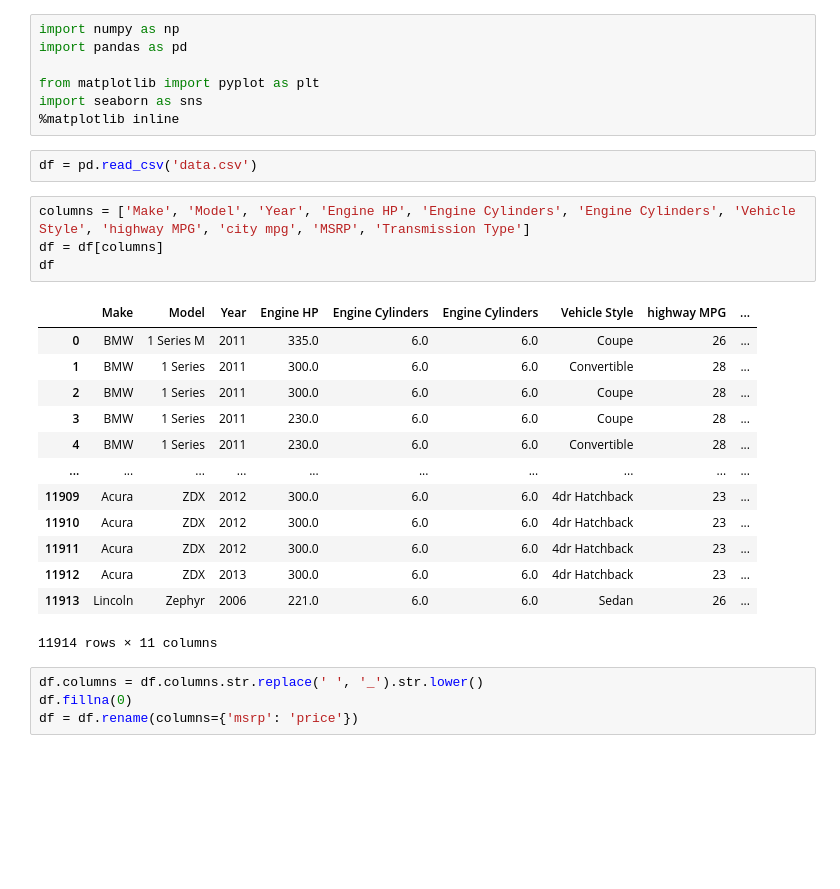
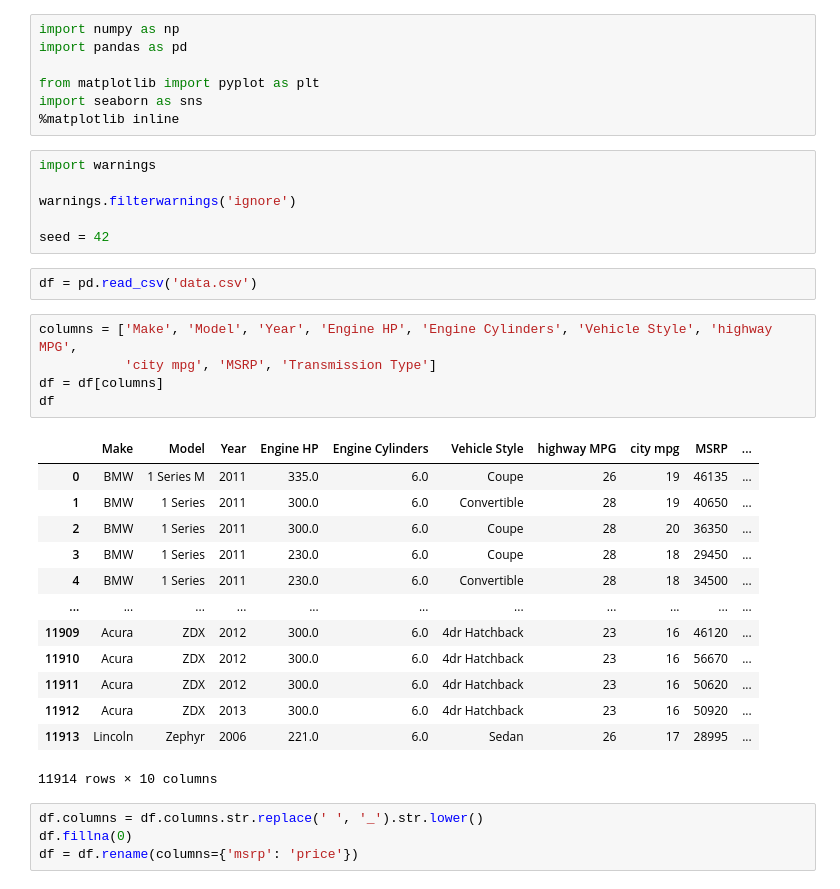
Before and after one commit to shayansm2/ML-zoomcamp-playground, a Jupyter notebook: week3/hw3.ipynb, the cells around one changed output. Saved outputs shown, nothing was run; the diff lists cells and outputs as text; blank space fills up the shorter version.

```diff
--- a/week3/hw3.ipynb
+++ b/week3/hw3.ipynb
@@ -5,26 +5,33 @@ import pandas as pd
 from matplotlib import pyplot as plt
 import seaborn as sns
 %matplotlib inline
+# %%
+import warnings
+
+warnings.filterwarnings('ignore')
+
+seed = 42
 # %%
 df = pd.read_csv('data.csv')
 # %%
-columns = ['Make', 'Model', 'Year', 'Engine HP', 'Engine Cylinders', 'Engine Cylinders', 'Vehicle Style', 'highway MPG', 'city mpg', 'MSRP', 'Transmission Type']
+columns = ['Make', 'Model', 'Year', 'Engine HP', 'Engine Cylinders', 'Vehicle Style', 'highway MPG',
+           'city mpg', 'MSRP', 'Transmission Type']
 df = df[columns]
 df
 # %% [output]
-|  | Make | Model | Year | Engine HP | Engine Cylinders | Engine Cylinders | Vehicle Style | highway MPG | ... |
-| 0 | BMW | 1 Series M | 2011 | 335.0 | 6.0 | 6.0 | Coupe | 26 | ... |
-| 1 | BMW | 1 Series | 2011 | 300.0 | 6.0 | 6.0 | Convertible | 28 | ... |
-| 2 | BMW | 1 Series | 2011 | 300.0 | 6.0 | 6.0 | Coupe | 28 | ... |
-| 3 | BMW | 1 Series | 2011 | 230.0 | 6.0 | 6.0 | Coupe | 28 | ... |
-| 4 | BMW | 1 Series | 2011 | 230.0 | 6.0 | 6.0 | Convertible | 28 | ... |
-| ... | ... | ... | ... | ... | ... | ... | ... | ... | ... |
-| 11909 | Acura | ZDX | 2012 | 300.0 | 6.0 | 6.0 | 4dr Hatchback | 23 | ... |
-| 11910 | Acura | ZDX | 2012 | 300.0 | 6.0 | 6.0 | 4dr Hatchback | 23 | ... |
-| 11911 | Acura | ZDX | 2012 | 300.0 | 6.0 | 6.0 | 4dr Hatchback | 23 | ... |
-| 11912 | Acura | ZDX | 2013 | 300.0 | 6.0 | 6.0 | 4dr Hatchback | 23 | ... |
-| 11913 | Lincoln | Zephyr | 2006 | 221.0 | 6.0 | 6.0 | Sedan | 26 | ... |
+|  | Make | Model | Year | Engine HP | Engine Cylinders | Vehicle Style | highway MPG | city mpg | MSRP | ... |
+| 0 | BMW | 1 Series M | 2011 | 335.0 | 6.0 | Coupe | 26 | 19 | 46135 | ... |
+| 1 | BMW | 1 Series | 2011 | 300.0 | 6.0 | Convertible | 28 | 19 | 40650 | ... |
+| 2 | BMW | 1 Series | 2011 | 300.0 | 6.0 | Coupe | 28 | 20 | 36350 | ... |
+| 3 | BMW | 1 Series | 2011 | 230.0 | 6.0 | Coupe | 28 | 18 | 29450 | ... |
+| 4 | BMW | 1 Series | 2011 | 230.0 | 6.0 | Convertible | 28 | 18 | 34500 | ... |
+| ... | ... | ... | ... | ... | ... | ... | ... | ... | ... | ... |
+| 11909 | Acura | ZDX | 2012 | 300.0 | 6.0 | 4dr Hatchback | 23 | 16 | 46120 | ... |
+| 11910 | Acura | ZDX | 2012 | 300.0 | 6.0 | 4dr Hatchback | 23 | 16 | 56670 | ... |
+| 11911 | Acura | ZDX | 2012 | 300.0 | 6.0 | 4dr Hatchback | 23 | 16 | 50620 | ... |
+| 11912 | Acura | ZDX | 2013 | 300.0 | 6.0 | 4dr Hatchback | 23 | 16 | 50920 | ... |
+| 11913 | Lincoln | Zephyr | 2006 | 221.0 | 6.0 | Sedan | 26 | 17 | 28995 | ... |
-11914 rows × 11 columns
+11914 rows × 10 columns
 # %%
 df.columns = df.columns.str.replace(' ', '_').str.lower()
 df.fillna(0)
```
Also changed, not shown: parts of 23 cells of this notebook.
